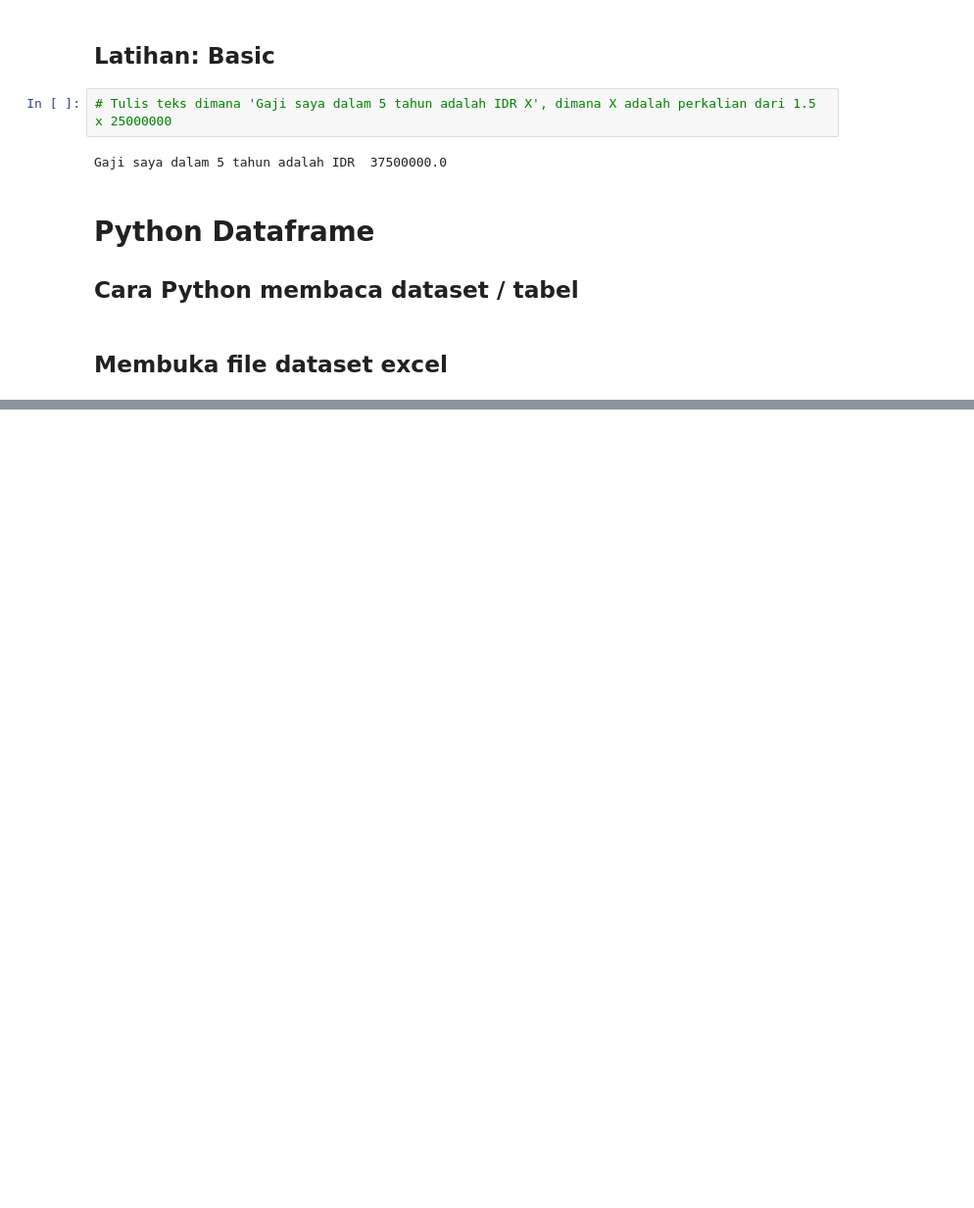
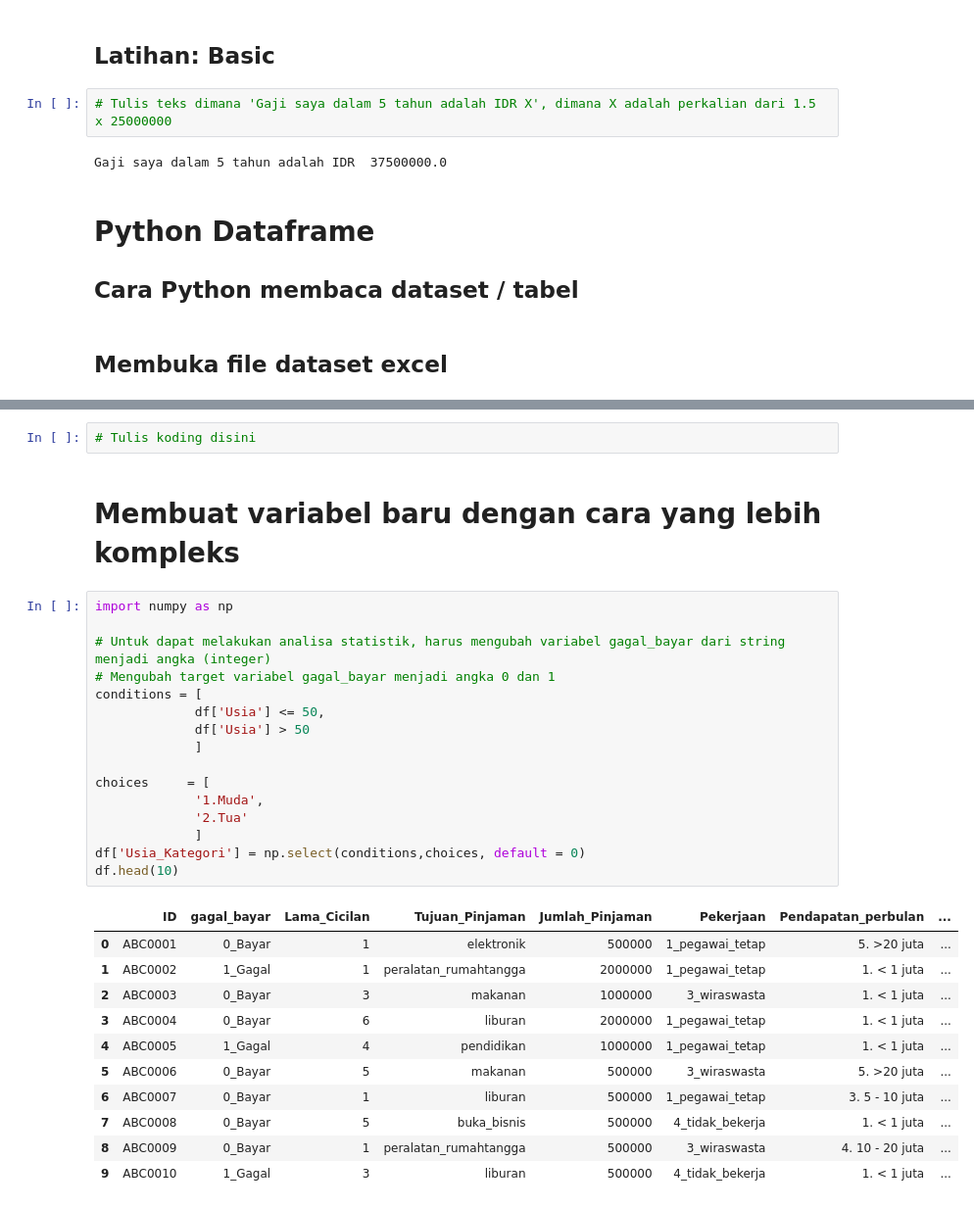
Before and after one commit to IndraLukasTjahaja/Digital_Credit_Risk, a Jupyter notebook: Lampiran_3_Perkenalan_Python.ipynb, the cells around one changed output, grey strips where cells are left out. Shown at 98% size. Cells and saved outputs as stored; diff of their text form; blank space fills up the shorter version.

```diff
--- a/Lampiran_3_Perkenalan_Python.ipynb
+++ b/Lampiran_3_Perkenalan_Python.ipynb
@@ -32,0 +176,32 @@ Gaji saya dalam 5 tahun adalah IDR  37500000.0
+# %%
+# Tulis koding disini
+# %% [markdown]
+# Membuat variabel baru dengan cara yang lebih kompleks
+# %%
+import numpy as np
+
+# Untuk dapat melakukan analisa statistik, harus mengubah variabel gagal_bayar dari string menjadi angka (integer)
+# Mengubah target variabel gagal_bayar menjadi angka 0 dan 1
+conditions = [
+             df['Usia'] <= 50,
+             df['Usia'] > 50
+             ]
+
+choices     = [
+             '1.Muda',
+             '2.Tua'
+             ]
+df['Usia_Kategori'] = np.select(conditions,choices, default = 0)
+df.head(10)
+# %% [output]
+|  | ID | gagal_bayar | Lama_Cicilan | Tujuan_Pinjaman | Jumlah_Pinjaman | Pekerjaan | Pendapatan_perbulan | ... |
+| 0 | ABC0001 | 0_Bayar | 1 | elektronik | 500000 | 1_pegawai_tetap | 5. >20 juta | ... |
+| 1 | ABC0002 | 1_Gagal | 1 | peralatan_rumahtangga | 2000000 | 1_pegawai_tetap | 1. < 1 juta | ... |
+| 2 | ABC0003 | 0_Bayar | 3 | makanan | 1000000 | 3_wiraswasta | 1. < 1 juta | ... |
+| 3 | ABC0004 | 0_Bayar | 6 | liburan | 2000000 | 1_pegawai_tetap | 1. < 1 juta | ... |
+| 4 | ABC0005 | 1_Gagal | 4 | pendidikan | 1000000 | 1_pegawai_tetap | 1. < 1 juta | ... |
+| 5 | ABC0006 | 0_Bayar | 5 | makanan | 500000 | 3_wiraswasta | 5. >20 juta | ... |
+| 6 | ABC0007 | 0_Bayar | 1 | liburan | 500000 | 1_pegawai_tetap | 3. 5 - 10 juta | ... |
+| 7 | ABC0008 | 0_Bayar | 5 | buka_bisnis | 500000 | 4_tidak_bekerja | 1. < 1 juta | ... |
+| 8 | ABC0009 | 0_Bayar | 1 | peralatan_rumahtangga | 500000 | 3_wiraswasta | 4. 10 - 20 juta | ... |
+| 9 | ABC0010 | 1_Gagal | 3 | liburan | 500000 | 4_tidak_bekerja | 1. < 1 juta | ... |
```
Also changed, not shown: parts of 24 cells of this notebook.
